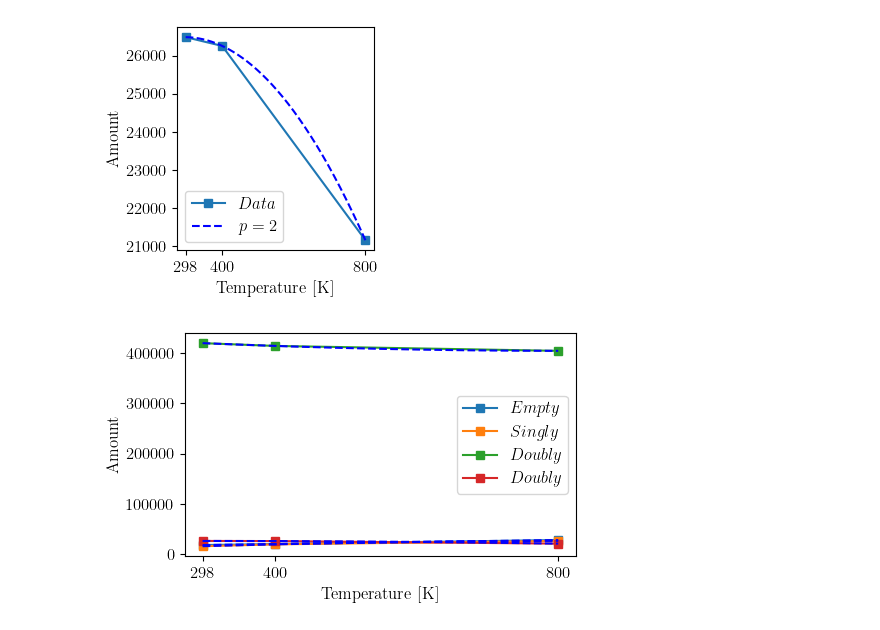
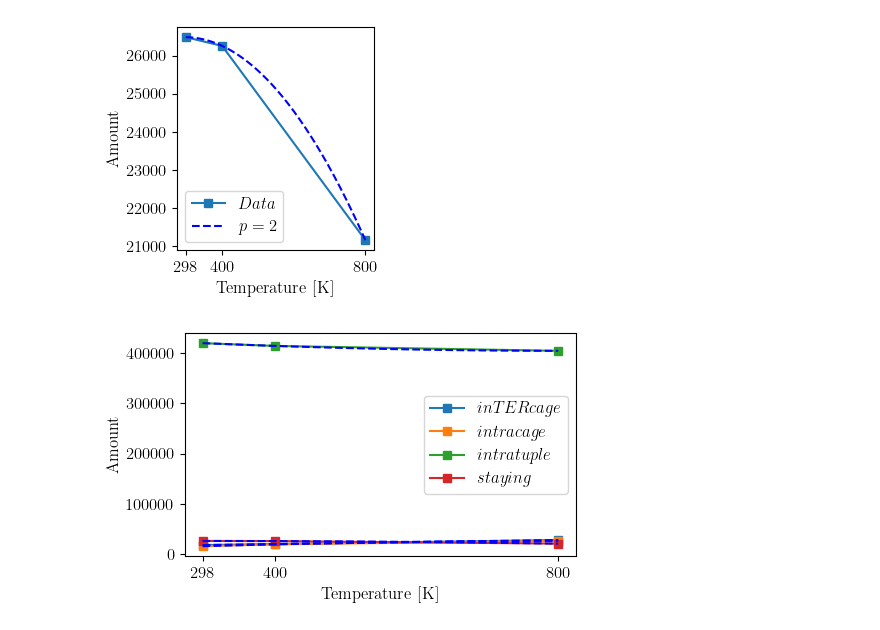
Before and after one commit to a-firdaus/LitMove, a Jupyter notebook: all_plots.ipynb, the cells around one changed output. Drawn from its saved outputs; the diff is of its cells as text; code cells hidden in the pictures.

```diff
--- a/all_plots.ipynb
+++ b/all_plots.ipynb
@@ -554,35 +554,35 @@ y_new_2 = interp_func_2(x_new)
 y_new_3 = interp_func_3(x_new)
 y_new_4 = interp_func_4(x_new)
 
 # Create the plot
 fig, ax = plt.subplots(figsize=(5, 3))
 
 # Plot data with scatter and line
-ax.plot(temperature, data_1, 's-')
-ax.plot(temperature, data_2, 's-')
-ax.plot(temperature, data_3, 's-')
-ax.plot(temperature, data_4, 's-')
+ax.plot(temperature, data_1, 's-', label=r'$inTERcage$')
+ax.plot(temperature, data_2, 's-', label=r'$intracage$')
+ax.plot(temperature, data_3, 's-', label=r'$intratuple$')
+ax.plot(temperature, data_4, 's-', label=r'$staying$')
 # Plot the interpolation curve
 ax.plot(x_new, y_new_1, 'b--')
 ax.plot(x_new, y_new_2, 'b--')
 ax.plot(x_new, y_new_3, 'b--')
 ax.plot(x_new, y_new_4, 'b--')
 
 # Set axis labels
 ax.set_xlabel(r'$\text{Temperature [K]}$')
 ax.set_ylabel(r'$\text{Amount}$')
 
 # Add legend
 # ax.legend(title=r'$\text{Doubly Occupancy}$')
 ax.legend()
 # Set custom x-axis ticks
 ax.set_xticks(temperature)  # Set x-ticks
 
 # Save the plot to a PDF file
 plt.tight_layout()
 plt.savefig(f"_images/MD_interpolate_{MD_type}.pdf", format='pdf')
 
 # Show the plot
 plt.show()
 # %% [output]
-[figure, old version]
+[figure, new version]
```
Also changed, not shown: parts of 7 cells of this notebook, 18 other files.
